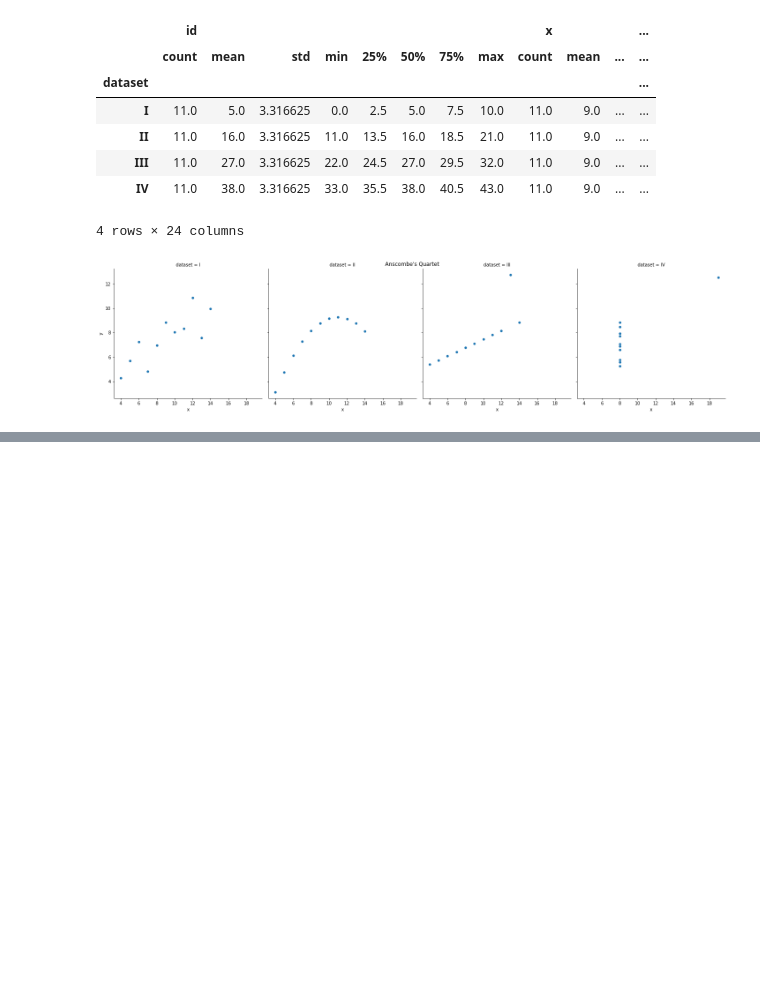
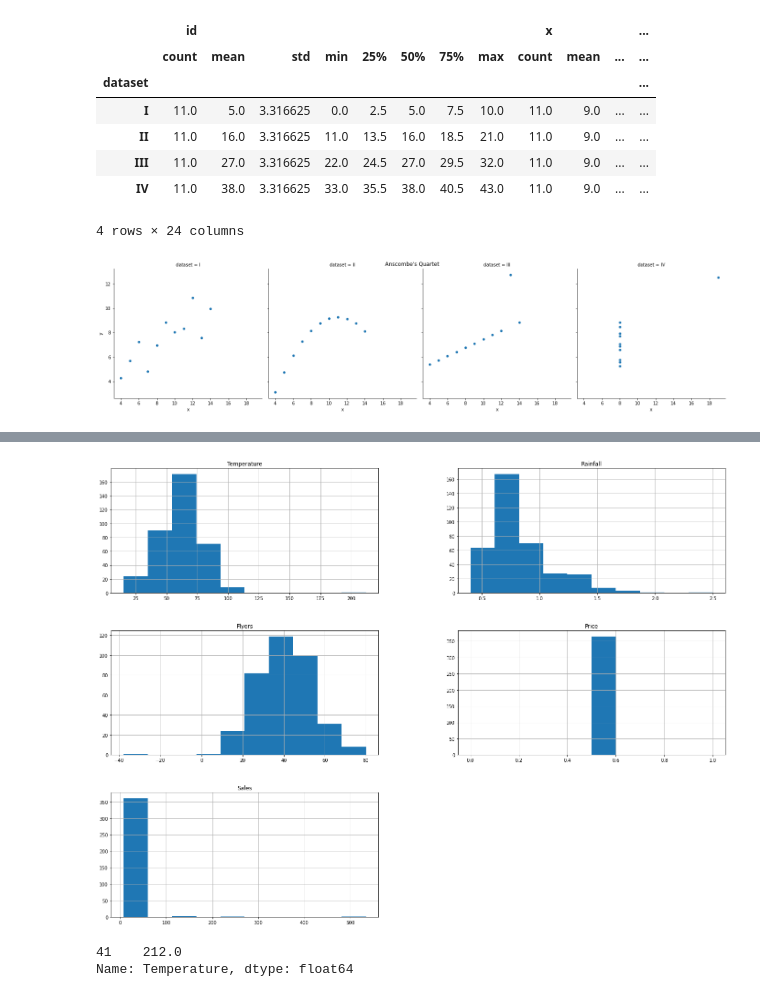
Before and after one commit to Jason-R-Turner/anomaly-detection-exercises, a Jupyter notebook: continuous_probabilistic_methods.ipynb, the cells around one changed output, grey strips where cells are left out. Saved outputs shown, nothing was run; the diff lists cells and outputs as text; code cells hidden in the pictures; blank space fills up the shorter version.

Commit message:
anamoly exercise work

```diff
--- a/continuous_probabilistic_methods.ipynb
+++ b/continuous_probabilistic_methods.ipynb
@@ -32,0 +50,5 @@ IndentationError: expected an indented block (2448538042.py, line 2)
+# %%
+# url = "https://gist.githubusercontent.com/ryanorsinger/19bc7eccd6279661bd13307026628ace/raw/e4b5d6787015a4782f96cad6d1d62a8bdbac54c7/lemonade.csv"
+csv = "/Users/ultimate/codeup-data-science/anomaly-detection-exercises/lemonade.csv"
+df = pd.read_csv(csv)
+df
@@ -32,0 +80,23 @@ IndentationError: expected an indented block (2448538042.py, line 2)
+# %%
+df.hist(figsize=(24, 18))
+plt.show()
+# %% [output]
+[figure, added]
+# %%
+Temperature = df.Temperature
+Rainfall = df.Rainfall
+Flyers = df.Flyers
+Price = df.Price
+Sales = df.Sales
+
+# Calculate the z-score
+zscores = pd.Series((Temperature - Temperature.mean()) / Temperature.std())
+
+# Finds all of the observations two standard deviations or more.
+Temperature[zscores.abs() >= 2]
+
+# Finds all of the observations three standard deviations or more
+Temperature[zscores.abs() >= 3]
+# %% [output]
+41    212.0
+Name: Temperature, dtype: float64
```
Also changed, not shown: parts of 8 cells of this notebook, 1 other file.
